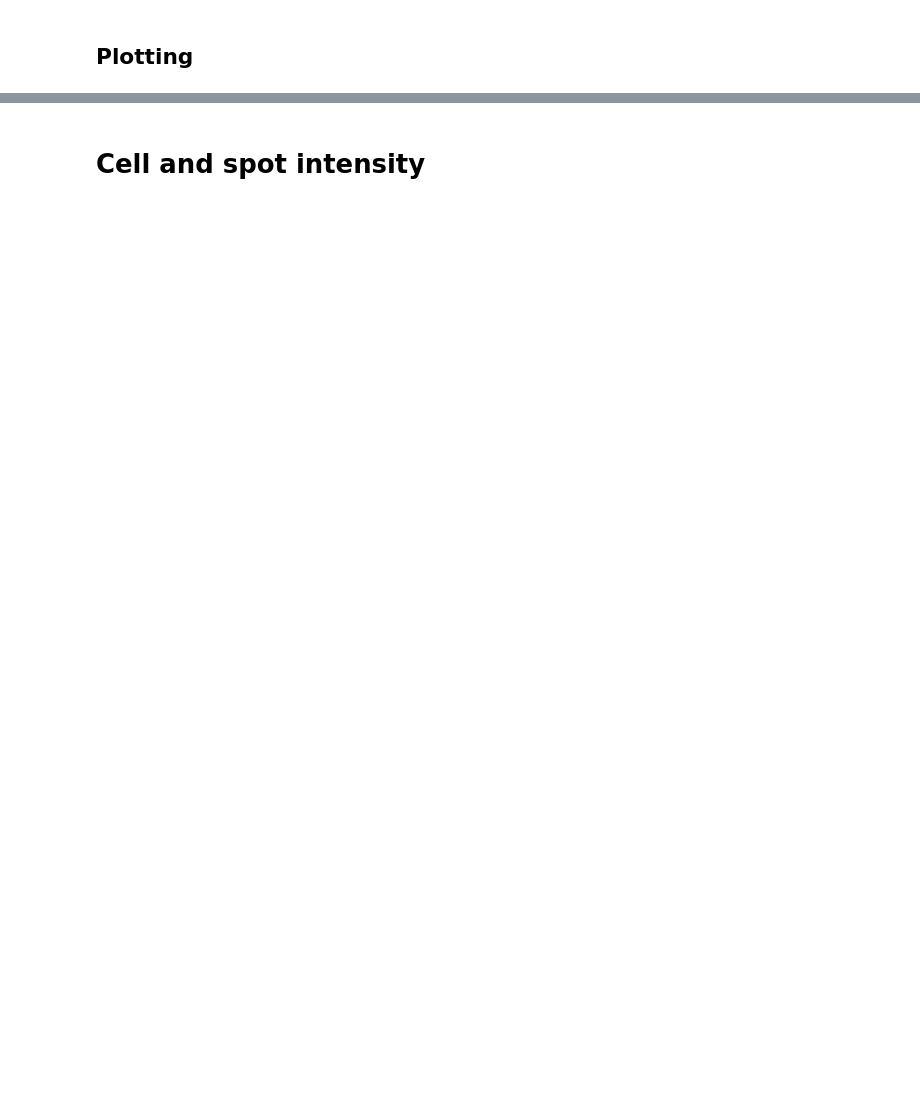
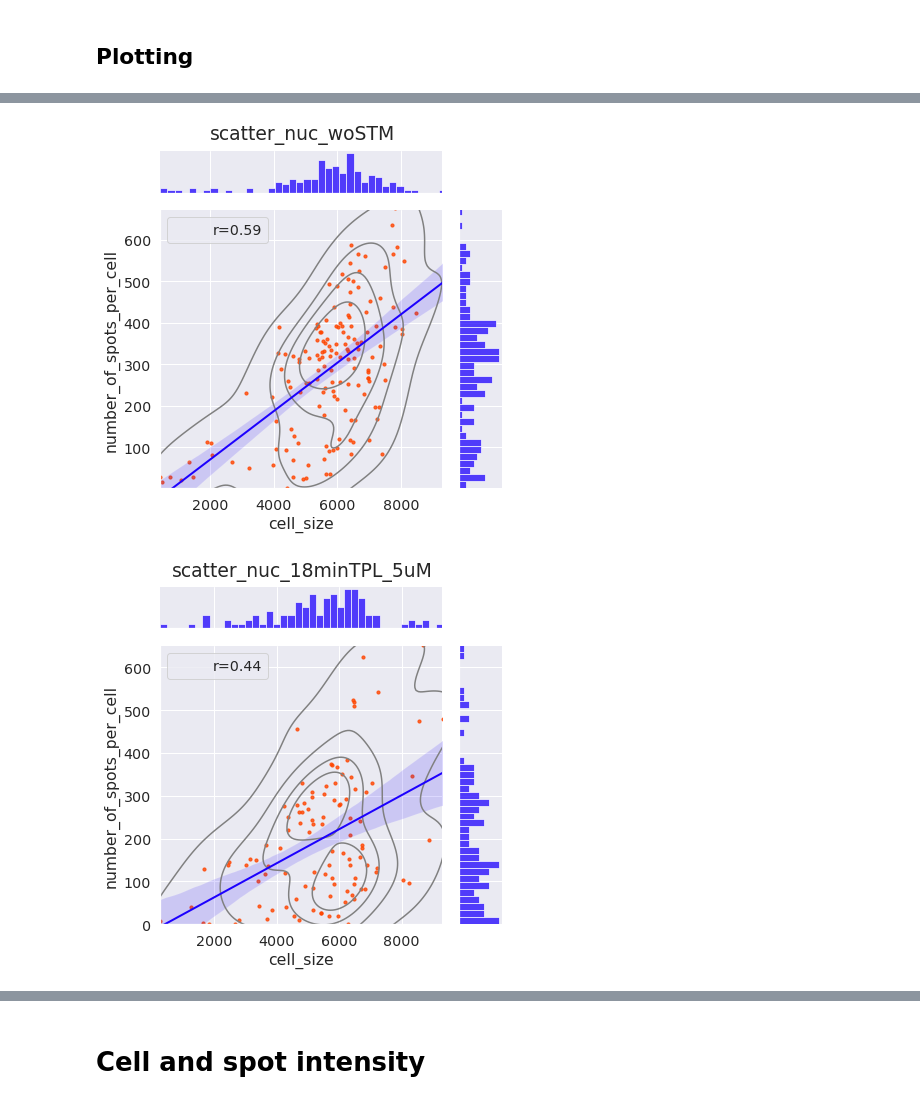
Before and after one commit to MunskyGroup/FISH_Processing, a Jupyter notebook: notebooks/FISH_data_interpretaton.ipynb, the cells around one changed output, grey strips where cells are left out. Saved outputs shown, nothing was run; the diff lists cells and outputs as text; code cells hidden in the pictures; blank space fills up the shorter version.

```diff
--- a/notebooks/FISH_data_interpretaton.ipynb
+++ b/notebooks/FISH_data_interpretaton.ipynb
@@ -278,7 +169,10 @@ for i in range(len(list_labels)):
 # %%
 number_conditions = len(list_cell_size)
 for i in range(len(list_labels)):
     x= list_nuc_size[i]
     y = list_spots_nuc[i]
     title_plot='scatter_nuc_'+list_labels[i]
-    fa.plot_scatter_spots_cell_size(x,y,title_plot,destination_folder)
+    fa.plot_scatter_and_distributions(x,y,title_plot,destination_folder)
+# %% [output]
+[figure, added]
+[figure, added]
```
Also changed, not shown: parts of 22 cells of this notebook, 15 other files.
